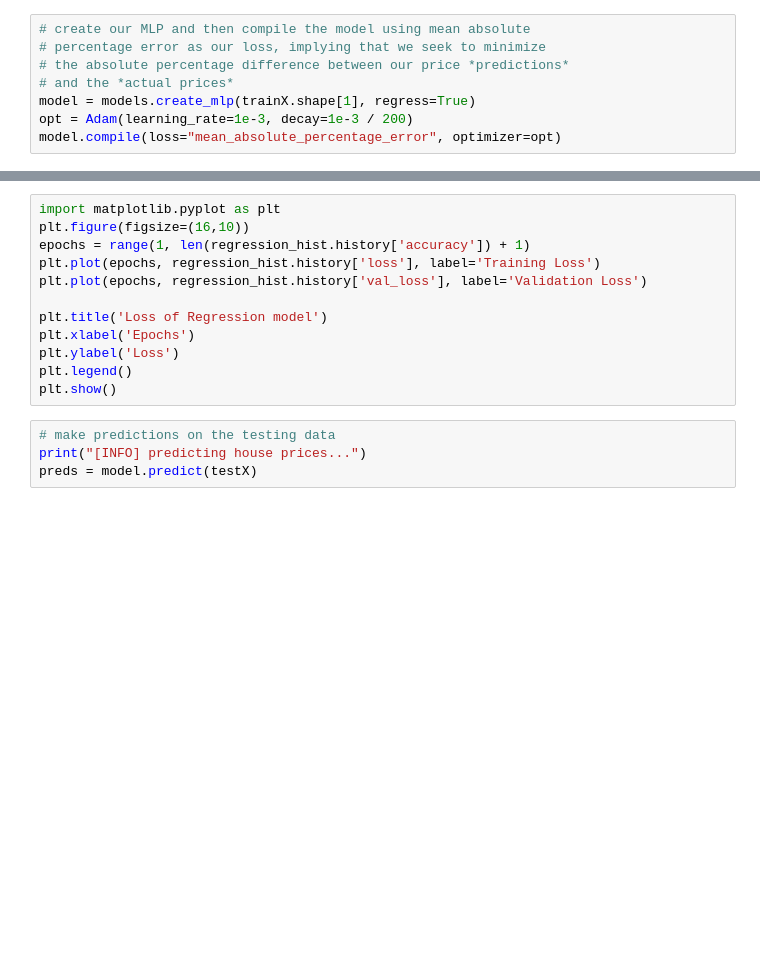
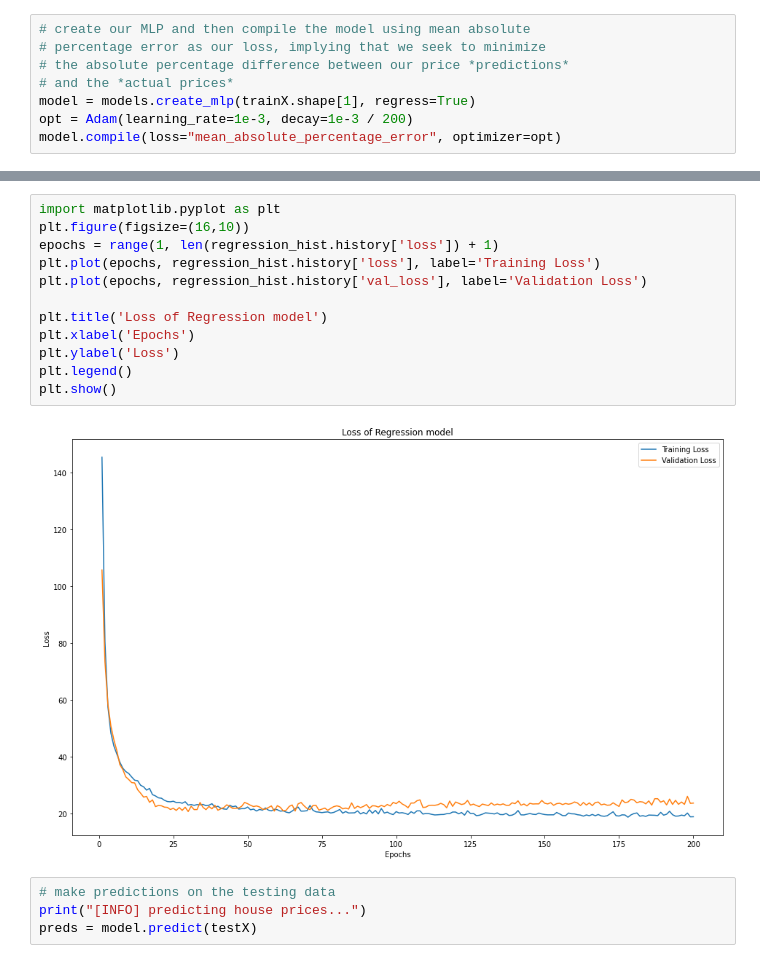
Before and after one commit to sahupra1357/HousingRateRegression, a Jupyter notebook: HousingRateGraph.ipynb, the cells around one changed output, grey strips where cells are left out. Drawn from its saved outputs; the diff is of its cells as text; blank space fills up the shorter version.

```diff
--- a/HousingRateGraph.ipynb
+++ b/HousingRateGraph.ipynb
@@ -110,15 +109,17 @@ Epoch 200/200
 # %%
 import matplotlib.pyplot as plt
 plt.figure(figsize=(16,10))
-epochs = range(1, len(regression_hist.history['accuracy']) + 1)
+epochs = range(1, len(regression_hist.history['loss']) + 1)
 plt.plot(epochs, regression_hist.history['loss'], label='Training Loss')
 plt.plot(epochs, regression_hist.history['val_loss'], label='Validation Loss')
 
 plt.title('Loss of Regression model')
 plt.xlabel('Epochs')
 plt.ylabel('Loss')
 plt.legend()
 plt.show()
+# %% [output]
+[figure, added]
 # %%
 # make predictions on the testing data
 print("[INFO] predicting house prices...")
```
Also changed, not shown: parts of 4 cells of this notebook.
